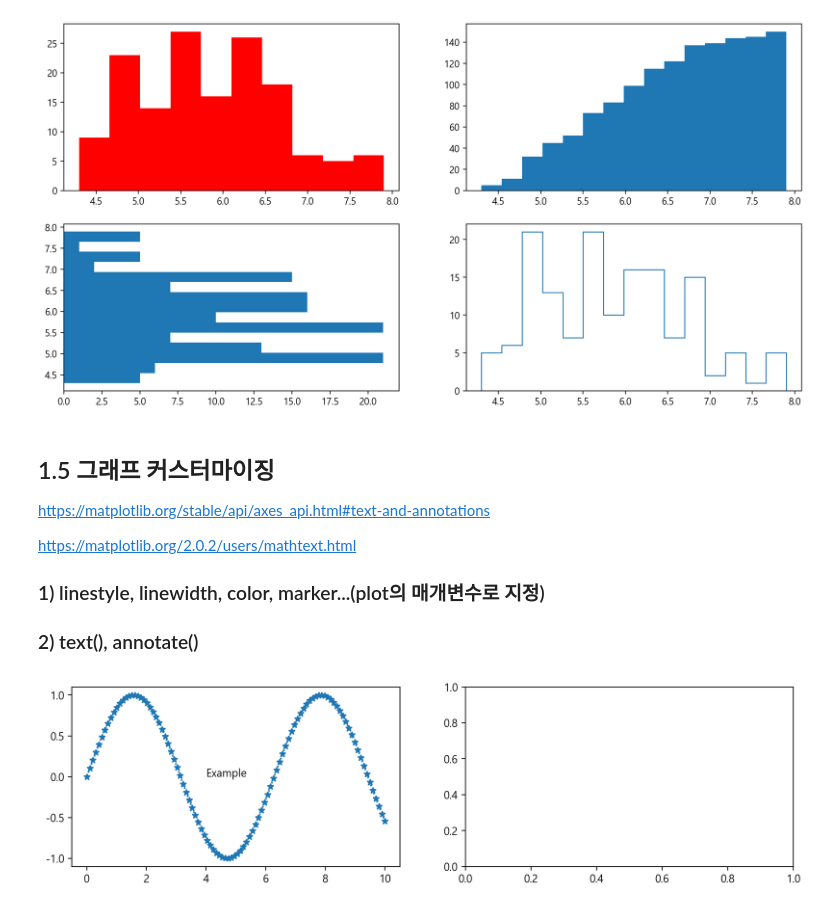
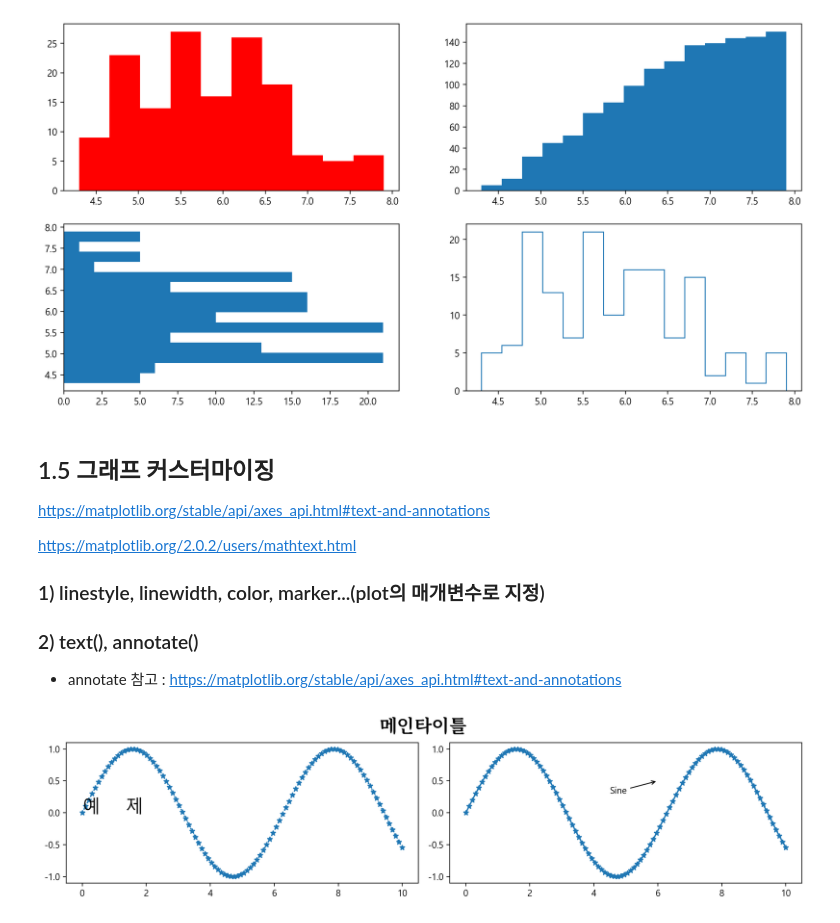
Before and after one commit to jsa3338/AI-X, a Jupyter notebook: source/01_python/ch12_데이터시각화_matplotlib.ipynb, the cells around one changed output. Cells and saved outputs as stored; diff of their text form; code cells hidden in the pictures.

```diff
--- a/source/01_python/ch12_데이터시각화_matplotlib.ipynb
+++ b/source/01_python/ch12_데이터시각화_matplotlib.ipynb
@@ -224,11 +226,31 @@ https://matplotlib.org/stable/api/axes_api.html#text-and-annotations
 https://matplotlib.org/2.0.2/users/mathtext.html
 ### 1) linestyle, linewidth, color, marker...(plot의 매개변수로 지정)
 ### 2) text(), annotate()
+- annotate 참고 : https://matplotlib.org/stable/api/axes_api.html#text-and-annotations
+# %%
+# 개별 폰트 설정을 위한 방법
+from matplotlib.font_manager import FontProperties  # 폰트 속성 개체
+font_path = r'font/MaruBuri-Bold.ttf'  # 폰트파일과 경로설정 (네이버 폰트, 구글 폰트 등에서 다운로드)
+font_prop = FontProperties(fname=font_path, size=20)  # 폰트 속성 개체 생성
 # %%
 x = np.linspace(0,10,100)
 y = np.sin(x)
+plt.text
 fig, axes = plt.subplots(1,2, figsize=(12,3))
-axes[0].plot(x,y, marker='*', linestyle=':'); axes[0].text(4, 0, 'Example', style='italic')
+axes[0].plot(x,y, marker='*', linestyle=':')
+axes[0].text(0, 0, '예    제', style='italic', fontsize=20)
+# 한글 폰트 설정, 폰트 설정 방법
+plt.rc('font', family='Malgun Gothic')   # 한글 폰트 설정, 다만 그래프의 -부호 가 깨짐
+# == plt.rcParams['font.family'] = 'Malgun Gothic'
+plt.rc('axes', unicode_minus=False)      # 축의 - 깨짐 방지
+axes[1].plot(x,y, marker='*')
+axes[1].annotate('Sine', xytext=(4.5, .3),     # xytext=글자를 넣을 좌표(좌하)
+                 xy=(6, .5),                   # xy=화살표가 가르킬 위치
+                 arrowprops=dict(arrowstyle='->',
+                                connectionstyle='arc') # angle(꺾은선), arc(직선)..
+                )
+plt.tight_layout(rect=[0,0,1,.9])  # left, bottom, right, top : 경계의 상대적 비율
+plt.suptitle('메인타이틀', fontproperties=font_prop)
 plt.show()
 # %% [output]
-[figure, old version]
+[figure, new version]
```
Also changed, not shown: parts of 11 cells of this notebook, 11 other files.
